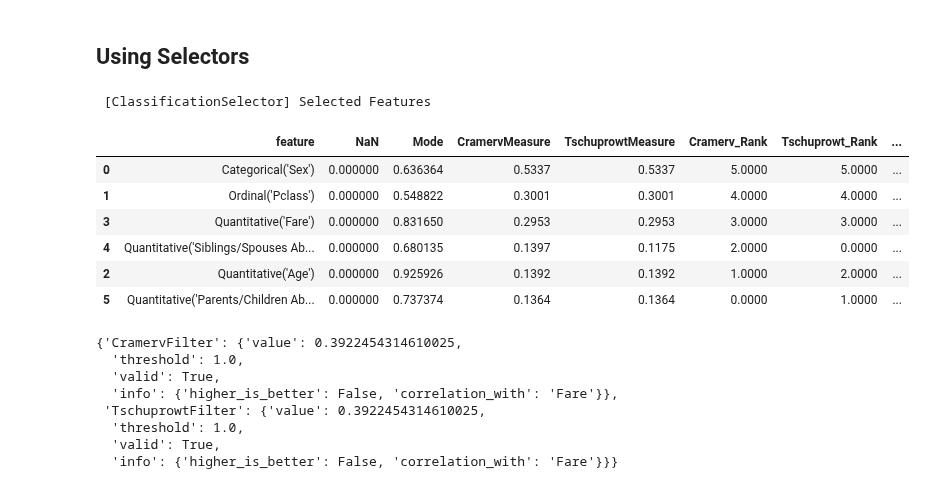
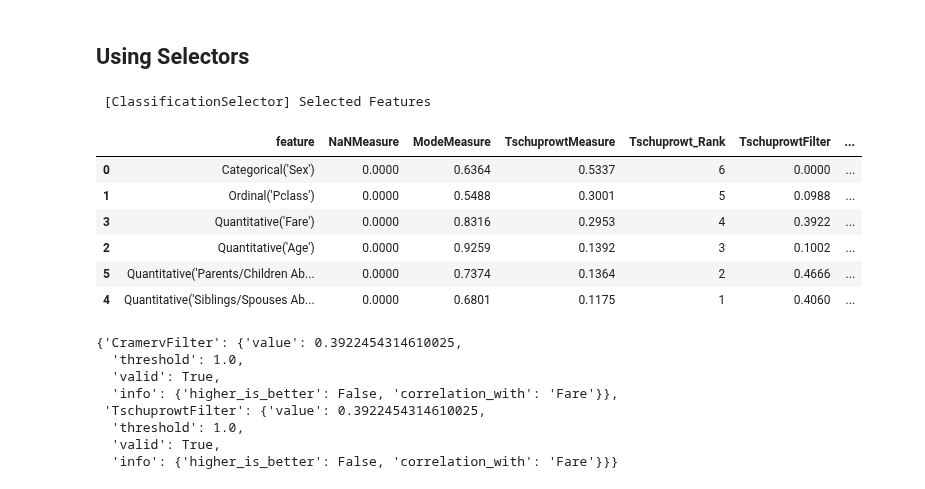
Before and after one commit to mdefrance/AutoCarver, a Jupyter notebook: docs/source/examples/Carvers/BinaryClassification/binary_classification_example.ipynb, the cells around one changed output. Drawn from its saved outputs; the diff is of its cells as text; code cells hidden in the pictures.

Commit message:
fixed selectors

```diff
--- a/docs/source/examples/Carvers/BinaryClassification/binary_classification_example.ipynb
+++ b/docs/source/examples/Carvers/BinaryClassification/binary_classification_example.ipynb
@@ -379,26 +375,24 @@ from AutoCarver.selectors.filters import CramervFilter, TschuprowtFilter
 measures = [CramervMeasure(), TschuprowtMeasure()]
 filters = [CramervFilter(), TschuprowtFilter()]
 # %%
-from AutoCarver.selectors import ClassificationSelector
+from AutoCarver import ClassificationSelector
 
 # select the most target associated qualitative features
 feature_selector = ClassificationSelector(
     features=features,
     n_best_per_type=4,
     verbose=True,  # displays statistics
-    measures=measures,
-    filters=filters,
 )
 best_features = feature_selector.select(train_set_processed, train_set_processed[target])
 # %% [output]
  [ClassificationSelector] Selected Features
-|  | feature | NaN | Mode | CramervMeasure | TschuprowtMeasure | Cramerv_Rank | Tschuprowt_Rank | ... |
-| 0 | Categorical('Sex') | 0.000000 | 0.636364 | 0.5337 | 0.5337 | 5.0000 | 5.0000 | ... |
-| 1 | Ordinal('Pclass') | 0.000000 | 0.548822 | 0.3001 | 0.3001 | 4.0000 | 4.0000 | ... |
-| 3 | Quantitative('Fare') | 0.000000 | 0.831650 | 0.2953 | 0.2953 | 3.0000 | 3.0000 | ... |
-| 4 | Quantitative('Siblings/Spouses Ab... | 0.000000 | 0.680135 | 0.1397 | 0.1175 | 2.0000 | 0.0000 | ... |
-| 2 | Quantitative('Age') | 0.000000 | 0.925926 | 0.1392 | 0.1392 | 1.0000 | 2.0000 | ... |
-| 5 | Quantitative('Parents/Children Ab... | 0.000000 | 0.737374 | 0.1364 | 0.1364 | 0.0000 | 1.0000 | ... |
+|  | feature | NaNMeasure | ModeMeasure | TschuprowtMeasure | Tschuprowt_Rank | TschuprowtFilter | ... |
+| 0 | Categorical('Sex') | 0.0000 | 0.6364 | 0.5337 | 6 | 0.0000 | ... |
+| 1 | Ordinal('Pclass') | 0.0000 | 0.5488 | 0.3001 | 5 | 0.0988 | ... |
+| 3 | Quantitative('Fare') | 0.0000 | 0.8316 | 0.2953 | 4 | 0.3922 | ... |
+| 2 | Quantitative('Age') | 0.0000 | 0.9259 | 0.1392 | 3 | 0.1002 | ... |
+| 5 | Quantitative('Parents/Children Ab... | 0.0000 | 0.7374 | 0.1364 | 2 | 0.4666 | ... |
+| 4 | Quantitative('Siblings/Spouses Ab... | 0.0000 | 0.6801 | 0.1175 | 1 | 0.4060 | ... |
 # %%
 import pandas as pd
 from AutoCarver.features import BaseFeature
```
Also changed, not shown: parts of 5 cells of this notebook, 8 other files.
